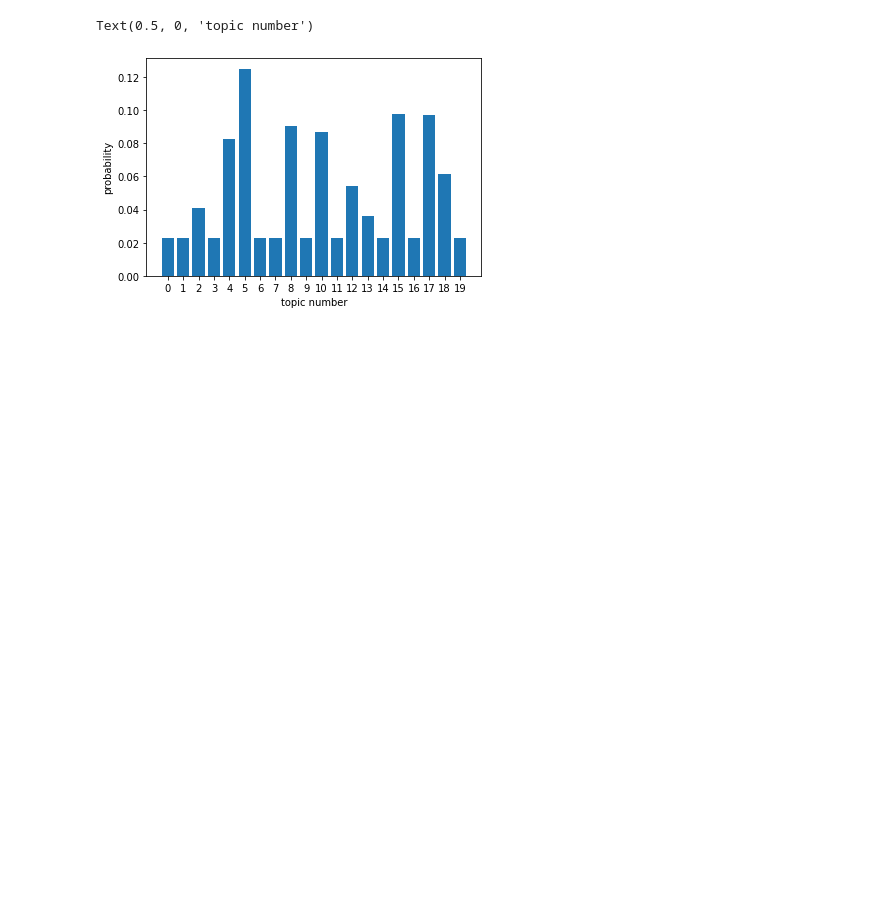
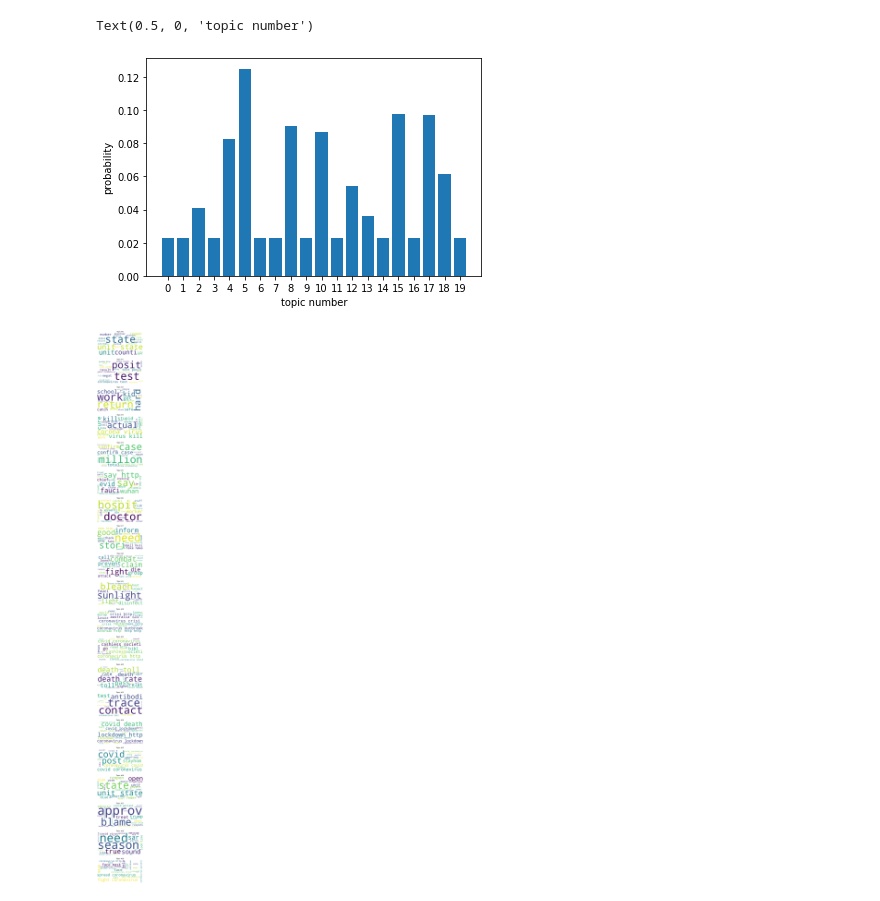
Before and after one commit to AdrienSF/twitter-analysis, a Jupyter notebook: results.ipynb, the cells around one changed output. Drawn from its saved outputs; the diff is of its cells as text; code cells hidden in the pictures; blank space fills up the shorter version.

```diff
--- a/results.ipynb
+++ b/results.ipynb
@@ -78,6 +78,21 @@ plt.xlabel('topic number')
 # %% [output]
 Text(0.5, 0, 'topic number')
 [figure]
+# %%
+fig, axs = plt.subplots(20,1, figsize=(80, 80), facecolor='w', edgecolor='k')
+# fig.subplots_adjust(hspace = .5, wspace=.001)
+plt.axis("off")
+
+# axs = axs.ravel()
+
+for t in range(total_topics):
+    # axs[t].figure()
+    axs[t].axis("off")
+    # axs[t].title("Topic #" + str(t))
+    axs[t].imshow(WordCloud(background_color='white').fit_words(top20probmaps[t]))
+    axs[t].set_title("Topic #" + str(t))
+# %% [output]
+[figure, added]
 # %%
 # draw word clouds
 
```
Also changed, not shown: parts of 1 cell of this notebook, 2 other files.
